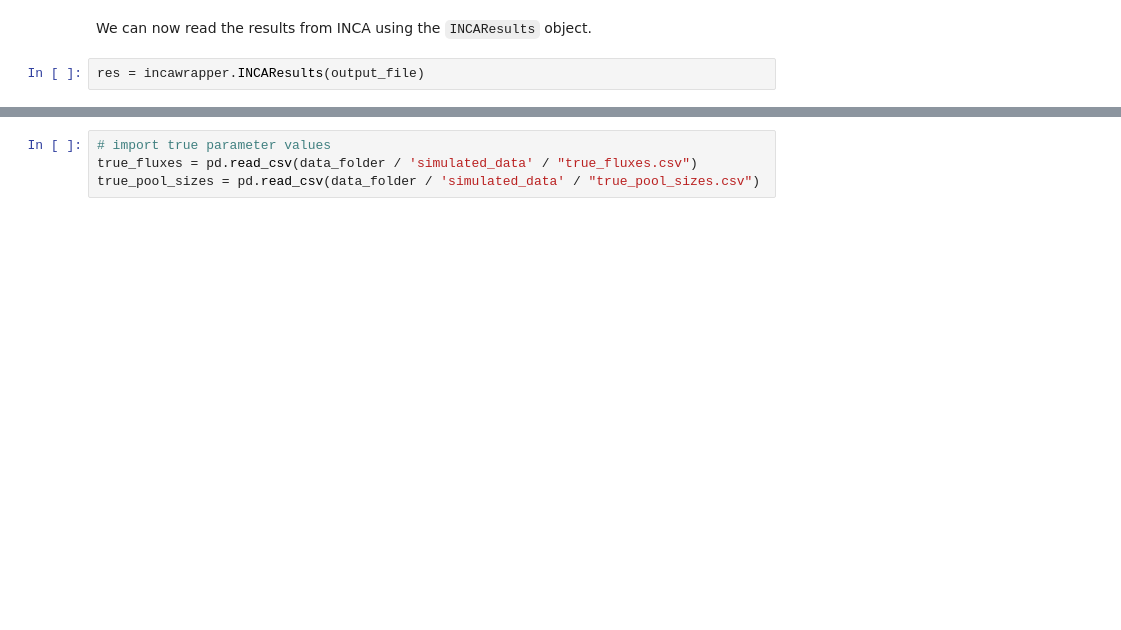
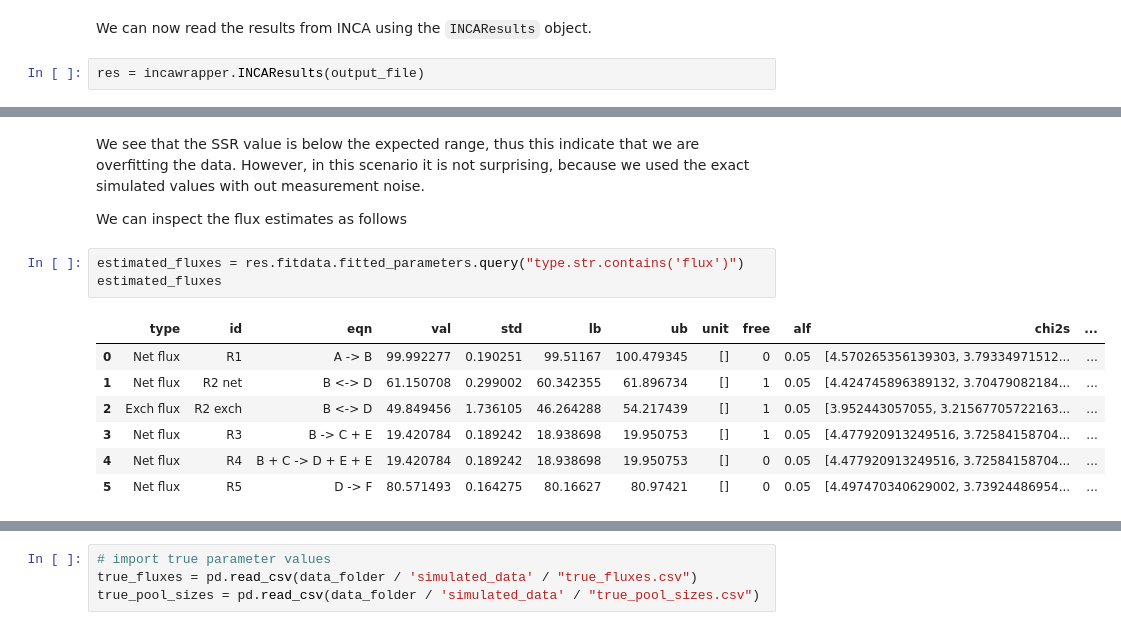
Before and after one commit to biosustain/incawrapper, a Jupyter notebook: docs/examples/inst_mfa.ipynb, the cells around one changed output, grey strips where cells are left out. Drawn from its saved outputs; the diff is of its cells as text; blank space fills up the shorter version.

```diff
--- a/docs/examples/inst_mfa.ipynb
+++ b/docs/examples/inst_mfa.ipynb
@@ -147,0 +149,15 @@ incaviz.plot_norm_prob(res, interactive=True)
+# %% [markdown]
+We see that the SSR value is below the expected range, thus this indicate that we are overfitting the data. However, in this scenario it is not surprising, because we used the exact simulated values with out measurement noise.
+
+We can inspect the flux estimates as follows
+# %%
+estimated_fluxes = res.fitdata.fitted_parameters.query("type.str.contains('flux')")
+estimated_fluxes
+# %% [output]
+|  | type | id | eqn | val | std | lb | ub | unit | free | alf | chi2s | ... |
+| 0 | Net flux | R1 | A -> B | 99.992277 | 0.190251 | 99.51167 | 100.479345 | [] | 0 | 0.05 | [4.570265356139303, 3.79334971512... | ... |
+| 1 | Net flux | R2 net | B <-> D | 61.150708 | 0.299002 | 60.342355 | 61.896734 | [] | 1 | 0.05 | [4.424745896389132, 3.70479082184... | ... |
+| 2 | Exch flux | R2 exch | B <-> D | 49.849456 | 1.736105 | 46.264288 | 54.217439 | [] | 1 | 0.05 | [3.952443057055, 3.21567705722163... | ... |
+| 3 | Net flux | R3 | B -> C + E | 19.420784 | 0.189242 | 18.938698 | 19.950753 | [] | 1 | 0.05 | [4.477920913249516, 3.72584158704... | ... |
+| 4 | Net flux | R4 | B + C -> D + E + E | 19.420784 | 0.189242 | 18.938698 | 19.950753 | [] | 0 | 0.05 | [4.477920913249516, 3.72584158704... | ... |
+| 5 | Net flux | R5 | D -> F | 80.571493 | 0.164275 | 80.16627 | 80.97421 | [] | 0 | 0.05 | [4.497470340629002, 3.73924486954... | ... |
```
Also changed, not shown: parts of 27 cells of this notebook, 1 other file.
